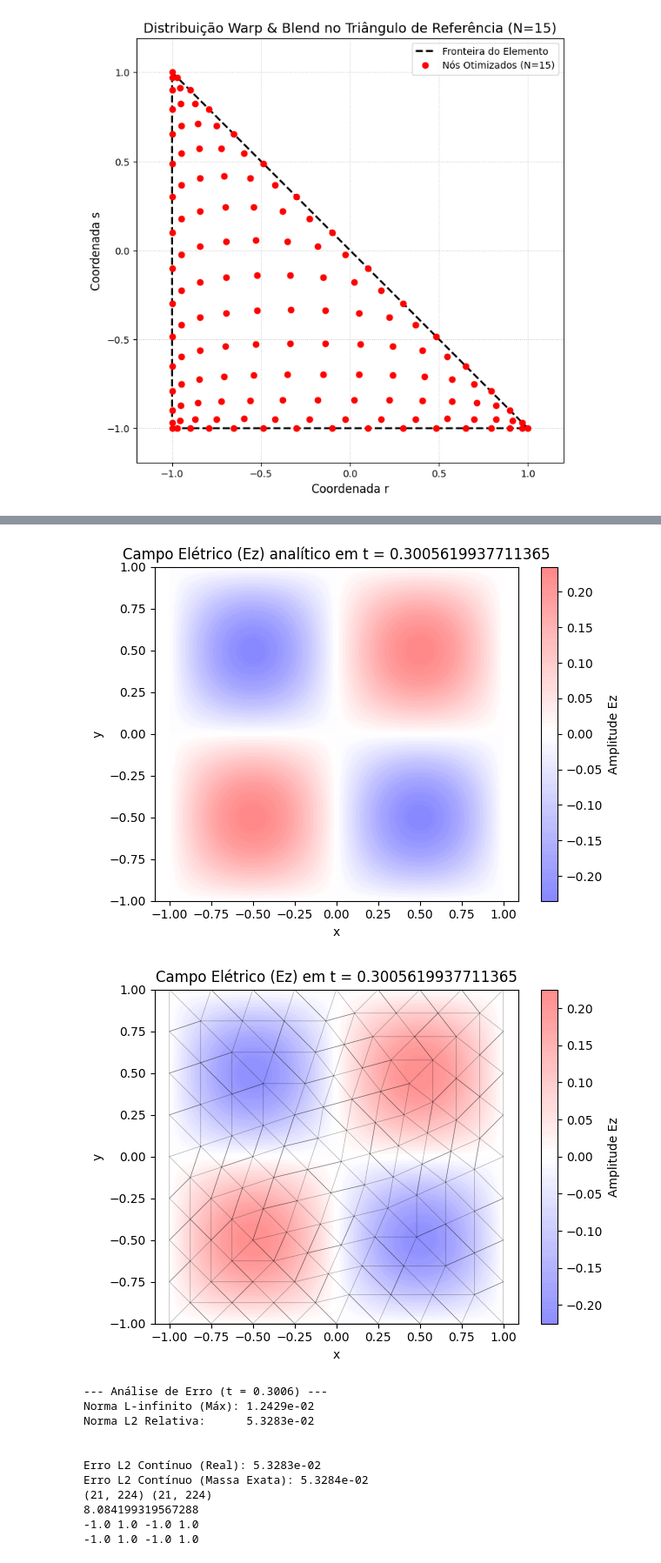
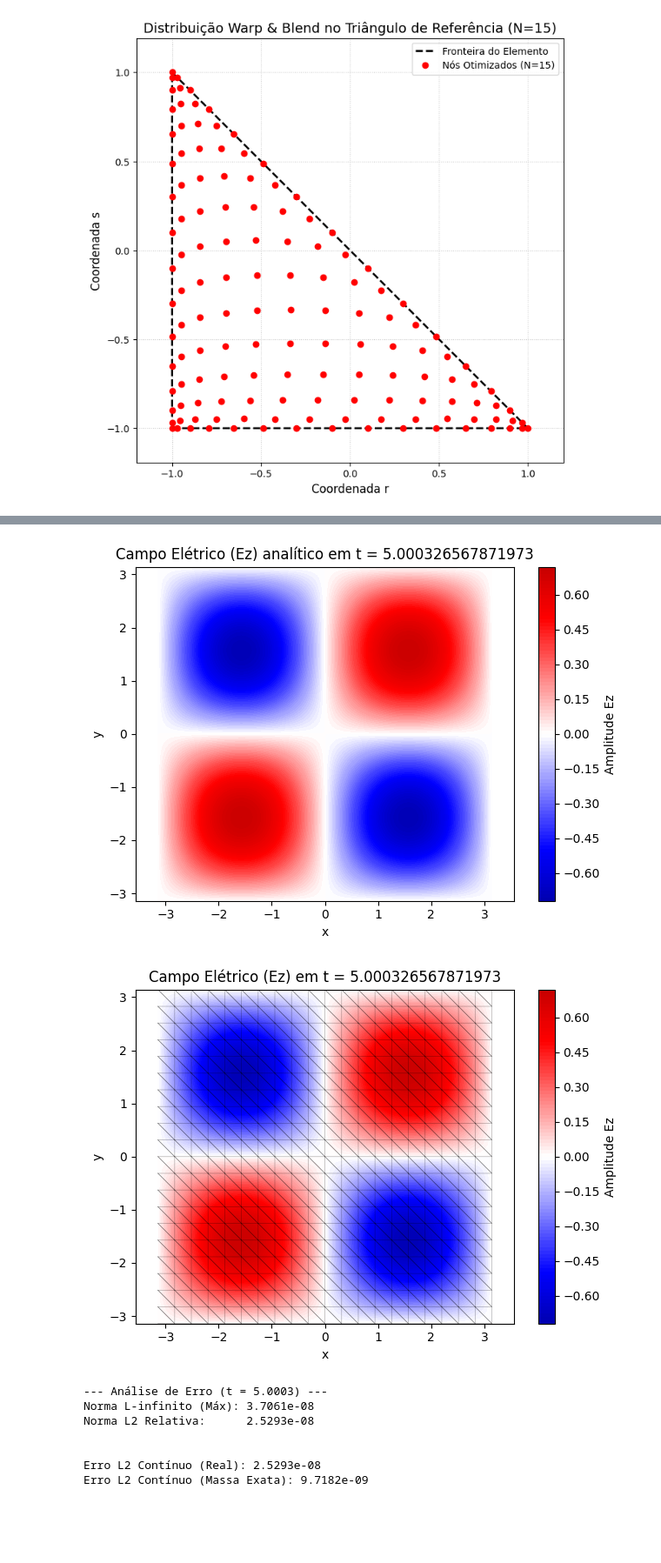
Before and after one commit to andrefsr/DG-FEM, a Jupyter notebook: engine/dg2D/tests.ipynb, the cells around one changed output, grey strips where cells are left out. Shown at 87% size. Drawn from its saved outputs; the diff is of its cells as text; code cells hidden in the pictures; blank space fills up the shorter version.

```diff
--- a/engine/dg2D/tests.ipynb
+++ b/engine/dg2D/tests.ipynb
@@ -541,29 +501,28 @@ import matplotlib.pyplot as plt
 
 N =  5
 
-VX, VY, EToV, BCTags = msh.MeshReader2D('cavidade quadrada.msh')
+VX, VY, EToV, BCTags = msh.MeshReader2D('malhas/pi.msh')
 
 malha = stp.StartUp2D(N,EToV,VX,VY)
 
 ### Condições iniciais
 Ez = np.zeros((malha.Np,malha.K),dtype=np.float64)
-Ez = np.sin(np.pi*malha.x)*np.sin(np.pi*malha.y)
+Ez = np.sin(malha.x)*np.sin(malha.y)
 #Ez = np.zeros((malha.Np,malha.K))
 #Ez = np.exp(-(malha.x**2 + malha.y**2) / (0.1**2))
 Hx = np.zeros((malha.Np,malha.K), dtype=np.float64)
 Hy = np.zeros((malha.Np,malha.K),dtype= np.float64)
 
-FinalTime = 0.3
+FinalTime = 5
 Hx, Hy, Ez, pp, t, erro = Max.Maxwell2D(Hx,Hy,Ez,FinalTime,malha)
 
 x_plot = malha.x.flatten(order='F')
 y_plot = malha.y.flatten(order='F')
 Ez_plot = Ez.flatten(order='F')
 
-
 ######## Solução teórica
 
-Ez_analitico = np.sin(np.pi*malha.x)*np.sin(np.pi*malha.y)*np.cos(np.sqrt(2)*np.pi*t[-1])
+Ez_analitico = np.sin(malha.x)*np.sin(malha.y)*np.cos(np.sqrt(2)*t[-1])
 
 x_plot2 = malha.x.flatten(order='F')
 y_plot2 = malha.y.flatten(order='F')
@@ -670,16 +629,12 @@ passos = 321
-[figure, old version]
+[figure, new version]
-[figure, old version]
+[figure, new version]
---- Análise de Erro (t = 0.3006) ---
-Norma L-infinito (Máx): 1.2429e-02
-Norma L2 Relativa:      5.3283e-02
+--- Análise de Erro (t = 5.0003) ---
+Norma L-infinito (Máx): 3.7061e-08
+Norma L2 Relativa:      2.5293e-08
 
 
-Erro L2 Contínuo (Real): 5.3283e-02
-Erro L2 Contínuo (Massa Exata): 5.3284e-02
-(21, 224) (21, 224)
-8.084199319567288
--1.0 1.0 -1.0 1.0
--1.0 1.0 -1.0 1.0
+Erro L2 Contínuo (Real): 2.5293e-08
+Erro L2 Contínuo (Massa Exata): 9.7182e-09
 # %%
 # 1. Defina o ponto onde você quer colocar a "sonda"
 x_alvo = 0.5
```
Also changed, not shown: parts of 10 cells of this notebook, 14 other files.
